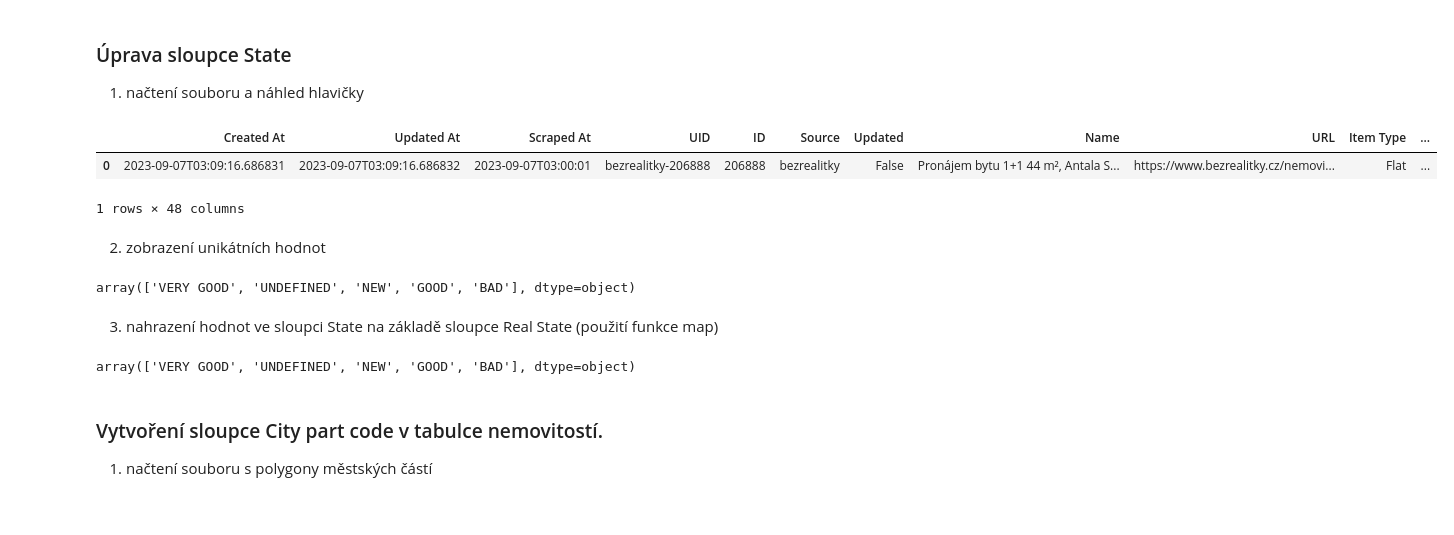
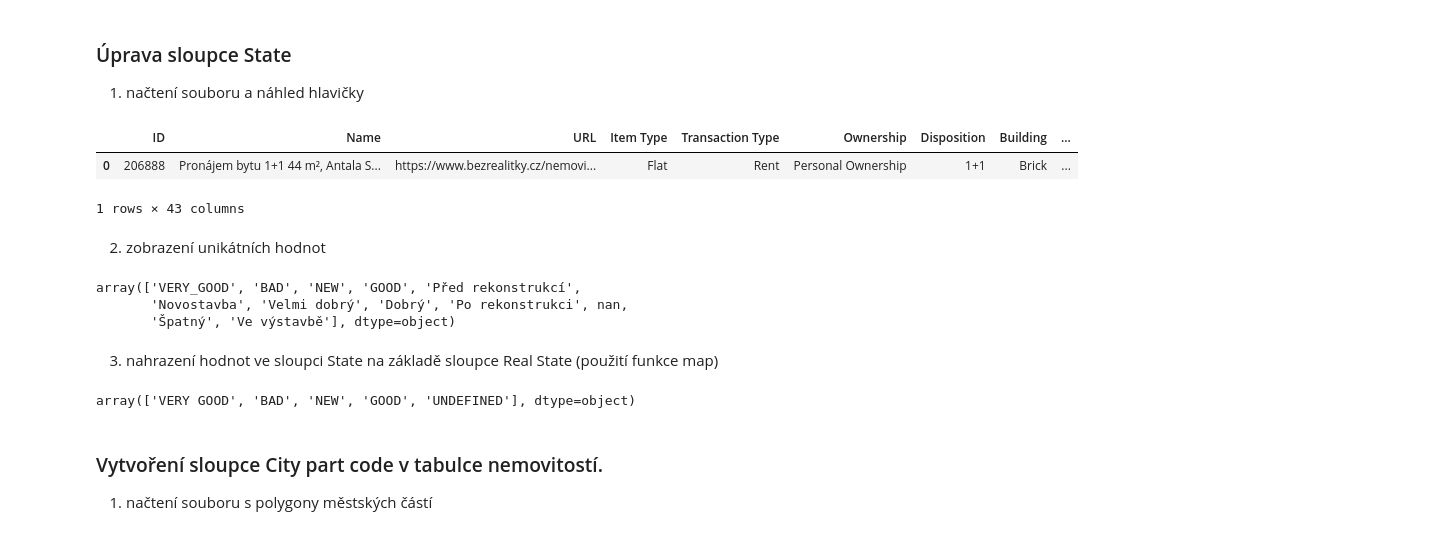
Before and after one commit to BacovskaMarcela/Project_Czechitas, a Jupyter notebook: Nemovitosti_tabulka.ipynb, the cells around one changed output. Drawn from its saved outputs; the diff is of its cells as text; code cells hidden in the pictures.

```diff
--- a/Nemovitosti_tabulka.ipynb
+++ b/Nemovitosti_tabulka.ipynb
@@ -11,27 +11,29 @@ import numpy as np
 ### Úprava sloupce State
 1. načtení souboru a náhled hlavičky
 # %%
-properties = pd.read_csv('Nemovitosti - Nemovitosti.csv', encoding='UTF-8')
+properties = pd.read_csv('Nemovitosti_upravena - Nemovitosti.csv', encoding='UTF-8')
 properties.head(1)
 # %% [output]
-|  | Created At | Updated At | Scraped At | UID | ID | Source | Updated | Name | URL | Item Type | ... |
-| 0 | 2023-09-07T03:09:16.686831 | 2023-09-07T03:09:16.686832 | 2023-09-07T03:00:01 | bezrealitky-206888 | 206888 | bezrealitky | False | Pronájem bytu 1+1 44 m², Antala S... | https://www.bezrealitky.cz/nemovi... | Flat | ... |
+|  | ID | Name | URL | Item Type | Transaction Type | Ownership | Disposition | Building | ... |
+| 0 | 206888 | Pronájem bytu 1+1 44 m², Antala S... | https://www.bezrealitky.cz/nemovi... | Flat | Rent | Personal Ownership | 1+1 | Brick | ... |
-1 rows × 48 columns
+1 rows × 43 columns
 # %% [markdown]
 2. zobrazení unikátních hodnot
 # %%
-properties['State'].unique()
+properties['Condition'].unique()
 # %% [output]
-array(['VERY GOOD', 'UNDEFINED', 'NEW', 'GOOD', 'BAD'], dtype=object)
+array(['VERY_GOOD', 'BAD', 'NEW', 'GOOD', 'Před rekonstrukcí',
+       'Novostavba', 'Velmi dobrý', 'Dobrý', 'Po rekonstrukci', nan,
+       'Špatný', 'Ve výstavbě'], dtype=object)
 # %% [markdown]
 3. nahrazení hodnot ve sloupci State na základě sloupce Real State (použití funkce map)
 # %%
 mapping = {1: 'NEW', 2: 'VERY GOOD', 3: 'GOOD', 4: 'BAD', np.nan: 'UNDEFINED'}
 
-properties['State'] = properties['Real State'].map(mapping)
-properties['State'].unique()
+properties['Condition'] = properties['Real State'].map(mapping)
+properties['Condition'].unique()
 # %% [output]
-array(['VERY GOOD', 'UNDEFINED', 'NEW', 'GOOD', 'BAD'], dtype=object)
+array(['VERY GOOD', 'BAD', 'NEW', 'GOOD', 'UNDEFINED'], dtype=object)
 # %% [markdown]
 ### Vytvoření sloupce City part code v tabulce nemovitostí.
 1. načtení souboru s polygony městských částí
```
Also changed, not shown: parts of 6 cells of this notebook, 2 other files.
